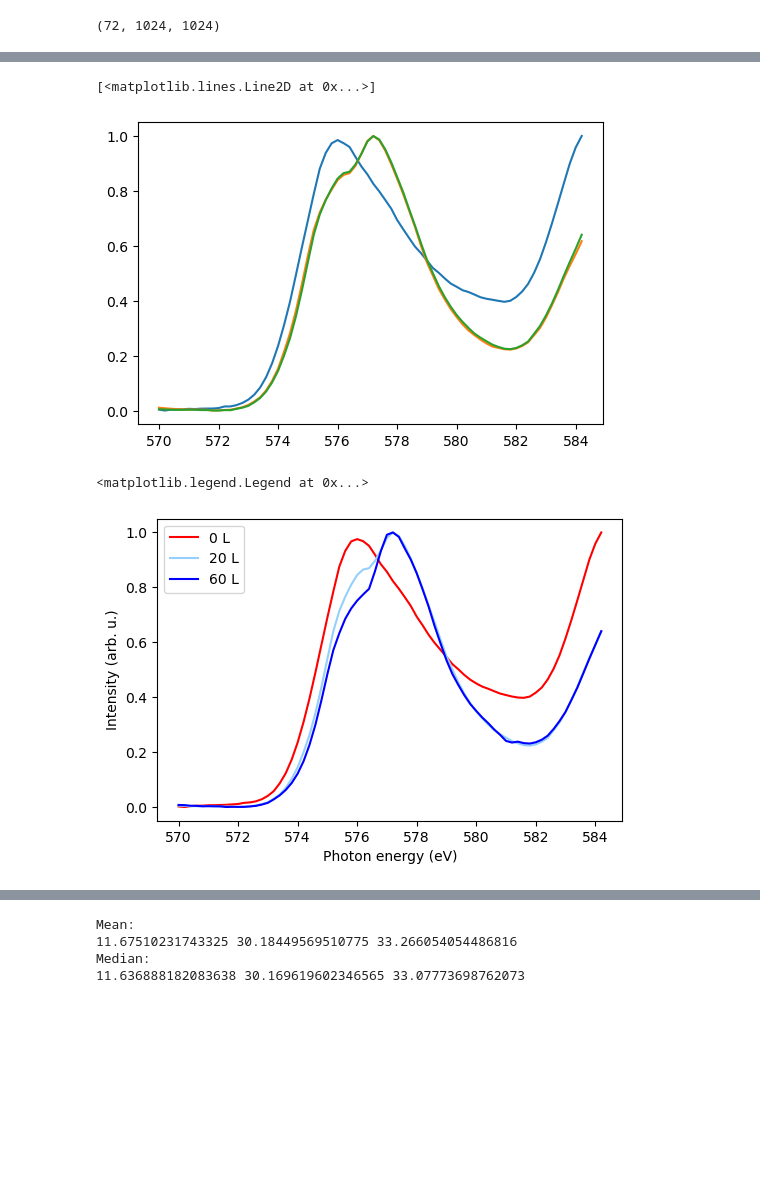
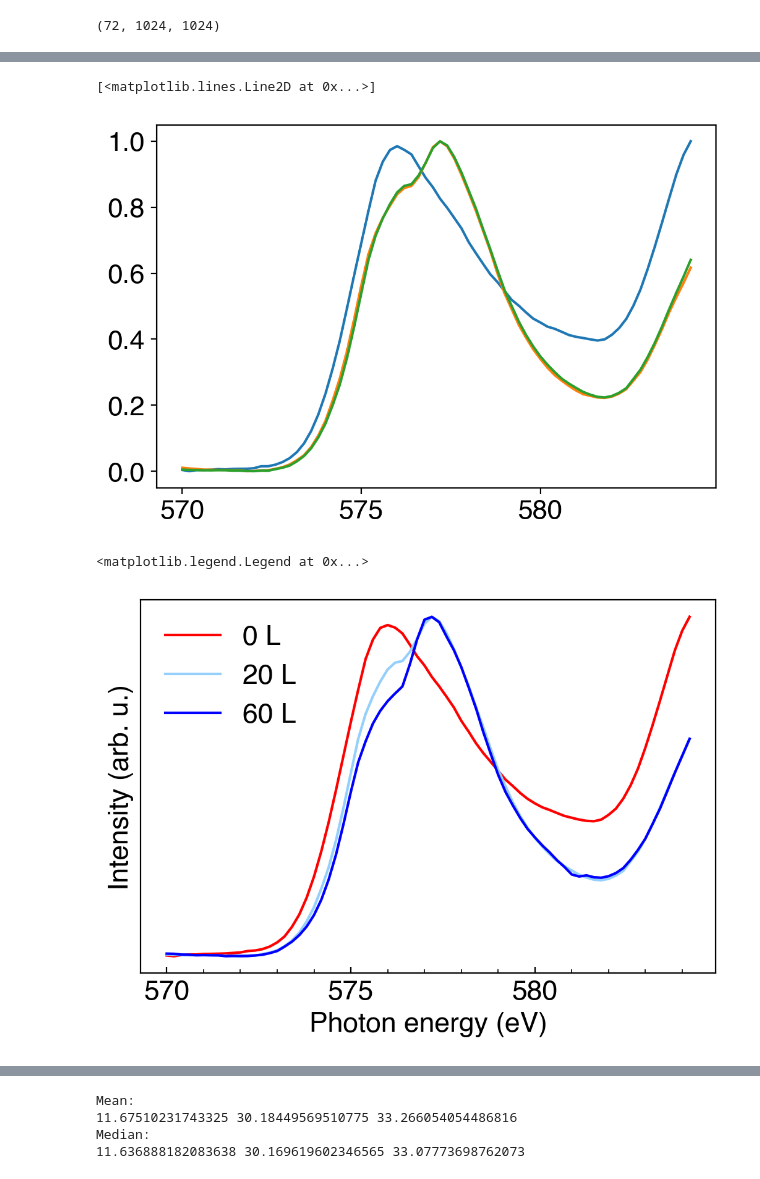
Before and after one commit to keithen-orson/mse-research, a Jupyter notebook: NiCrMo/cosine_similarity.ipynb, the cells around one changed output, grey strips where cells are left out. Drawn from its saved outputs; the diff is of its cells as text; code cells hidden in the pictures; blank space fills up the shorter version.

```diff
--- a/NiCrMo/cosine_similarity.ipynb
+++ b/NiCrMo/cosine_similarity.ipynb
@@ -6,7 +6,7 @@ from xpeem_utils import *
 import matplotlib as mpl
 from pandas import read_csv
 from scipy.interpolate import CubicSpline
-mpl.rcParams['figure.dpi'] = 100
+mpl.rcParams['figure.dpi'] = 200
 # %%
 def make_ref_arr(spline, erange, shift=0):
     return normalize_array(spline(erange-shift))
@@ -56,20 +70,33 @@ plt.plot(xrange,normalize_array(np.average(cr_ox1,axis=(1,2))))
 # print(np.nanmean(gb_2),np.nanmean(cr_ox2))
 # %% [output]
 [<matplotlib.lines.Line2D at 0x...>]
-[figure, old version]
+[figure, new version]
 # %%
+"""Figure 4a for the publication"""
+
+from matplotlib.ticker import (MultipleLocator, AutoMinorLocator)
+
 # plt.plot(xrange, normalize_array(np.average(cr_ox_replication,axis=(1,2))))
-plt.plot(xrange, normalize_array(np.average(cr_ox0,axis=(1,2))),c='r')
-plt.plot(xrange, normalize_array(np.average(cr_ox1,axis=(1,2))), c='xkcd:light blue')
-plt.plot(xrange, normalize_array(np.average(cr_ox2,axis=(1,2))), c='b')
-plt.xlabel("Photon energy (eV)")
-plt.ylabel("Intensity (arb. u.)")
-plt.legend(["0 L","20 L", "60 L"])
+plt.rcParams.update({'font.size': 16})  # Set the default font size to 16
+plt.rcParams['font.family'] = 'Helvetica'
+
+fig, ax = plt.subplots()
+#plt.figure(figsize=(8,6))
+ax.plot(xrange, normalize_array(np.average(cr_ox0,axis=(1,2))),c='r')
+ax.plot(xrange, normalize_array(np.average(cr_ox1,axis=(1,2))), c='xkcd:light blue')
+ax.plot(xrange, normalize_array(np.average(cr_ox2,axis=(1,2))), c='b')
+ax.xaxis.set_minor_locator(AutoMinorLocator())
+#ax.yaxis.set_minor_locator(AutoMinorLocator())
+ax.set_yticks([])
+ax.tick_params(axis='both', which='both',direction='in')
+ax.set_xlabel("Photon energy (eV)")
+ax.set_ylabel("Intensity (arb. u.)")
+plt.legend(["0 L","20 L", "60 L"],frameon=False)
 # plt.plot(xrange, make_ref_arr(metal_ref_interp,xrange, -1.3))
 # plt.plot(xrange, make_ref_arr(oxide_ref_interp,xrange, -1.3))
 # %% [output]
 <matplotlib.legend.Legend at 0x...>
-[figure, old version]
+[figure, new version]
 # %%
 
 cs_img0 = normed_cs_metal_ox(cr_ox0, make_ref_arr(metal_ref_interp,xrange, -.25), make_ref_arr(oxide_ref_interp,xrange, -.25))
```
Also changed, not shown: parts of 5 cells of this notebook, 24 other files.
